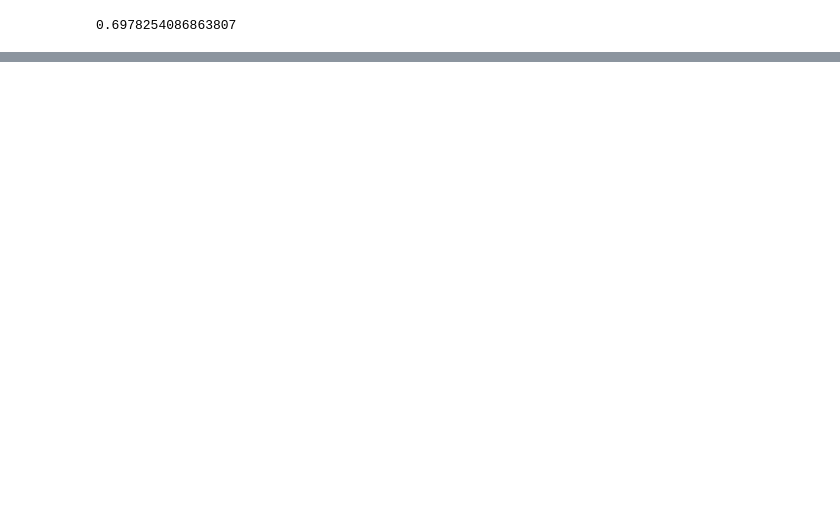
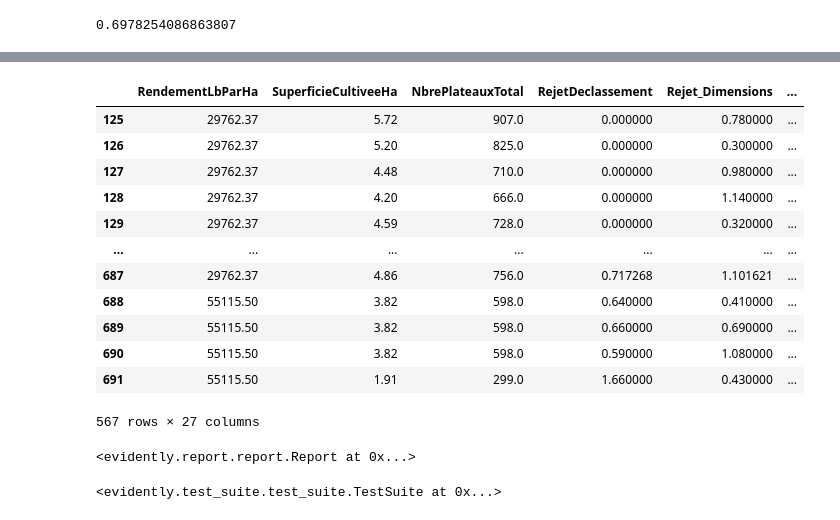
Before and after one commit to FreememGetmem/synthese_pmm, a Jupyter notebook: notebooks/Ferme-3-bis-05-09.ipynb, the cells around one changed output, grey strips where cells are left out. Saved outputs shown, nothing was run; the diff lists cells and outputs as text; code cells hidden in the pictures; blank space fills up the shorter version.

Commit message:
Evidently AI

```diff
--- a/notebooks/Ferme-3-bis-05-09.ipynb
+++ b/notebooks/Ferme-3-bis-05-09.ipynb
@@ -660,0 +736,23 @@ r2_score_test
+# %%
+pmm_data = df[val]
+pmm_data['PoidsNet']=df['PoidsNet']
+# %%
+pmm_data.rename(columns={'PoidsNet': 'target'}, inplace=True)
+# %%
+pmm_data['prediction'] = rl.predict(df[val])
+# %%
+pmm_data
+# %% [output]
+|  | RendementLbParHa | SuperficieCultiveeHa | NbrePlateauxTotal | RejetDeclassement | Rejet_Dimensions | ... |
+| 125 | 29762.37 | 5.72 | 907.0 | 0.000000 | 0.780000 | ... |
+| 126 | 29762.37 | 5.20 | 825.0 | 0.000000 | 0.300000 | ... |
+| 127 | 29762.37 | 4.48 | 710.0 | 0.000000 | 0.980000 | ... |
+| 128 | 29762.37 | 4.20 | 666.0 | 0.000000 | 1.140000 | ... |
+| 129 | 29762.37 | 4.59 | 728.0 | 0.000000 | 0.320000 | ... |
+| ... | ... | ... | ... | ... | ... | ... |
+| 687 | 29762.37 | 4.86 | 756.0 | 0.717268 | 1.101621 | ... |
+| 688 | 55115.50 | 3.82 | 598.0 | 0.640000 | 0.410000 | ... |
+| 689 | 55115.50 | 3.82 | 598.0 | 0.660000 | 0.690000 | ... |
+| 690 | 55115.50 | 3.82 | 598.0 | 0.590000 | 1.080000 | ... |
+| 691 | 55115.50 | 1.91 | 299.0 | 1.660000 | 0.430000 | ... |
+567 rows × 27 columns
@@ -660,0 +768,4 @@ r2_score_test
+# %%
+report
+# %% [output]
+<evidently.report.report.Report at 0x...>
@@ -660,0 +774,15 @@ r2_score_test
+# %%
+tests = TestSuite(tests=[
+    TestNumberOfColumnsWithMissingValues(),
+    TestNumberOfRowsWithMissingValues(),
+    TestNumberOfConstantColumns(),
+    TestNumberOfDuplicatedRows(),
+    TestNumberOfDuplicatedColumns(),
+    TestColumnsType(),
+    TestNumberOfDriftedColumns(),
+])
+
+tests.run(reference_data=reference, current_data=current)
+tests
+# %% [output]
+<evidently.test_suite.test_suite.TestSuite at 0x...>
```
Also changed, not shown: parts of 39 cells of this notebook, 8 other files.
